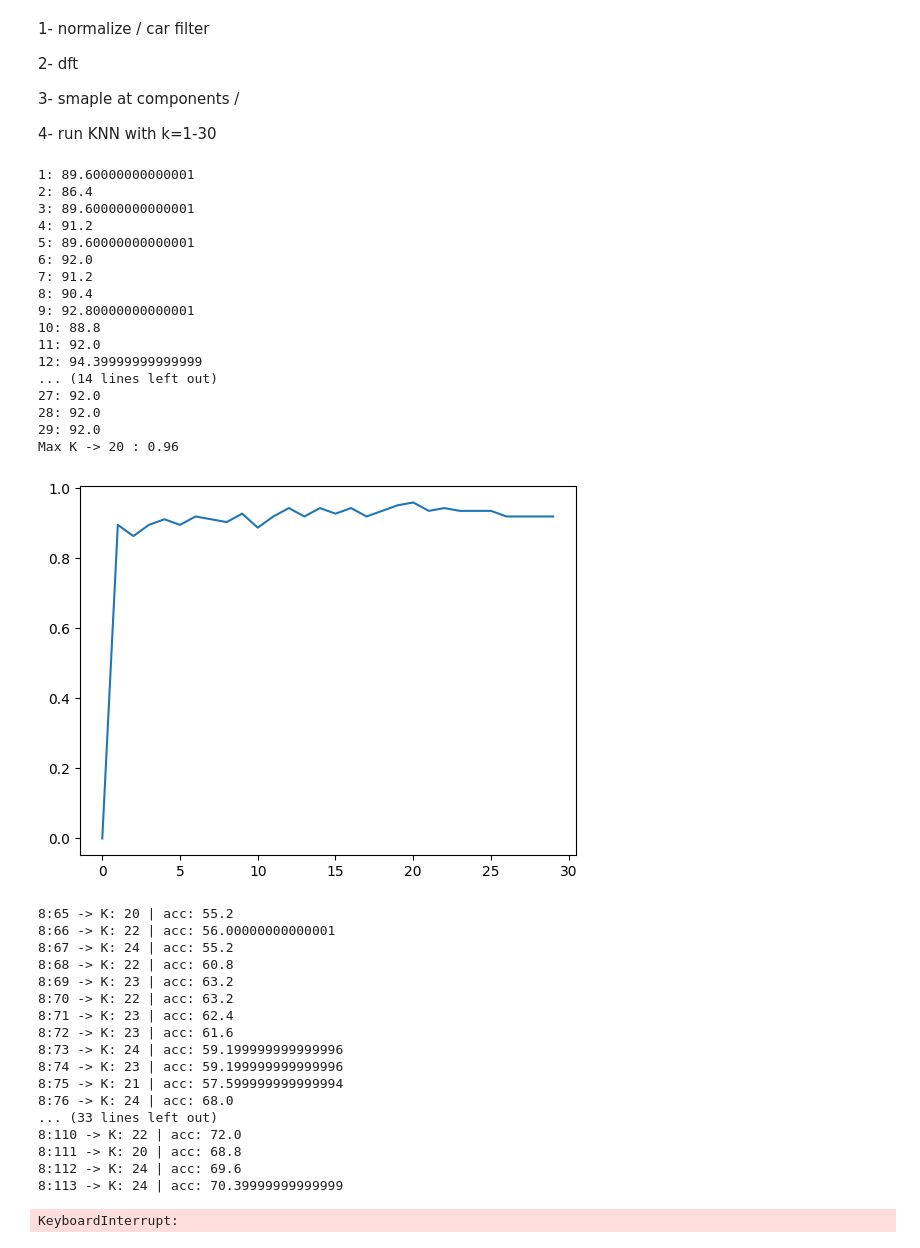
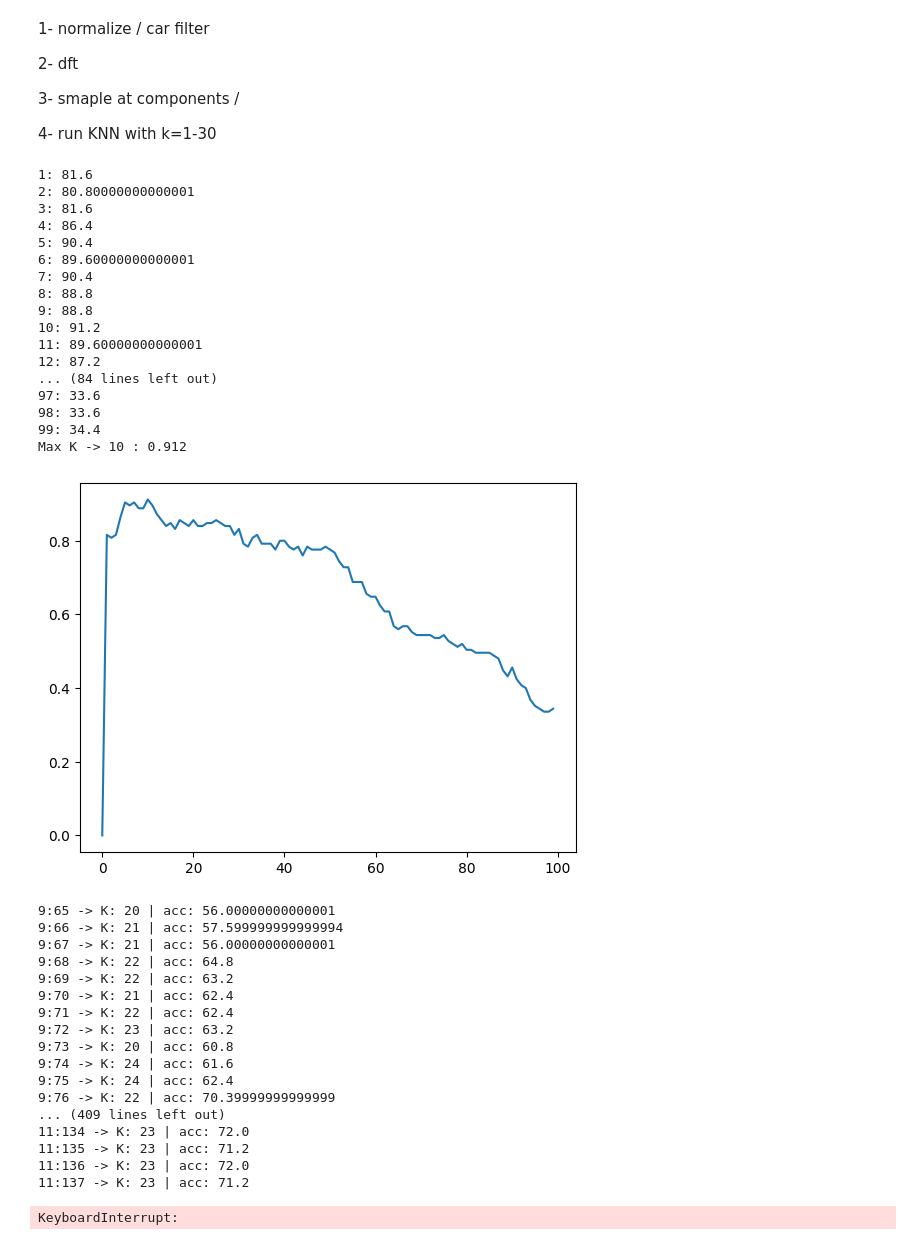
Before and after one commit to MostafaBelo/DSP_Project, a Jupyter notebook: project.ipynb, the cells around one changed output. Saved outputs shown, nothing was run; the diff lists cells and outputs as text; code cells hidden in the pictures.

```diff
--- a/project.ipynb
+++ b/project.ipynb
@@ -317,53 +317,53 @@ trials_components = apply_function_per_trial(trials_dft, lambda x: x[window[0]:
 components_window_size = 100
 
 electrode = 7
-acc_k = np.zeros(30)
-for k in range(1,30):
+acc_k = np.zeros(100)
+for k in range(1,100):
     res = np.ndarray(125)
     for i in range(125):
         neigh = KNeighborsClassifier(n_neighbors=k) # create classifier with k
 
         # drop ith trial
         trials_dropped = np.append(trials_components[:i], trials_components[i+1:], 0)
         y_dropped = np.append(aggregate_y[:i], aggregate_y[i+1:])
 
         neigh.fit(trials_dropped[:,electrode,:], y_dropped)
         res[i] = neigh.predict(trials_components[[i],electrode])[0]
 
         # neigh.fit((trials_dropped[:,6,:] + trials_dropped[:,7,:]) / 2, y_dropped)
         # res[i] = neigh.predict((trials_components[[i],6] + trials_components[[i],7]) / 2)[0]
 
         # neigh.fit(trials_dropped[:,6:8,:].reshape(124,components_window_size*2), y_dropped)
         # res[i] = neigh.predict(trials_components[[i],6:8].reshape(1,components_window_size*2))[0]
 
         # neigh.fit(trials_dropped[:,:,:].reshape(124,components_window_size*14), y_dropped)
         # res[i] = neigh.predict(trials_components[[i],:].reshape(1,components_window_size*14))[0]
 
     acc = acc_fn(aggregate_y, res)
     acc_k[k] = acc
     print(f"{k}: {acc*100}")
 
 print(f"Max K -> {acc_k.argmax()} : {acc_k.max()}")
 plt.plot(acc_k);
 # %% [output]
-1: 89.60000000000001
-2: 86.4
-3: 89.60000000000001
-4: 91.2
-5: 89.60000000000001
-6: 92.0
-7: 91.2
-8: 90.4
-9: 92.80000000000001
-10: 88.8
-11: 92.0
-12: 94.39999999999999
-... (14 lines left out)
-27: 92.0
-28: 92.0
-29: 92.0
-Max K -> 20 : 0.96
+1: 81.6
+2: 80.80000000000001
+3: 81.6
+4: 86.4
+5: 90.4
+6: 89.60000000000001
+7: 90.4
+8: 88.8
+9: 88.8
+10: 91.2
+11: 89.60000000000001
+12: 87.2
+... (84 lines left out)
+97: 33.6
+98: 33.6
+99: 34.4
+Max K -> 10 : 0.912
-[figure, old version]
+[figure, new version]
 # %%
 # try using components only instead of all data
 def find_max_k(trials_components, aggregate_y, electrode=7):
@@ -396,7 +396,7 @@ def find_max_k(trials_components, aggregate_y, electrode=7):
 
     return acc_k.argmax(), acc_k.max()
 # %%
-file_name = "res_o2_subject1.txt"
+file_name = "res_o2_subject1*.txt"
 with open(file_name, "x") as f:
     f.write("")
 
@@ -404,7 +404,7 @@ res = []
 
 max_window_start, min_window_end = 30, 65
 acc_k_window = np.zeros((320, 320, 2))
-for window_start in range(10, max_window_start):
+for window_start in range(9, max_window_start):
     for window_last in range(min_window_end, 320): # don't exceed 320
         window = (window_start, window_last)
         trials_components = apply_function_per_trial(trials_dft, lambda x: x[window[0]: window[1]], (125,14,window[1]-window[0]))
@@ -430,21 +430,21 @@ with open(file_name, "w") as f:
 best_start, best_end, _ = unravel_index(acc_k_window[:,:,1].argmax(), (320,320,1))
 print(f"Max Window/k -> Window Start: {best_start} | Window Last: {best_end} | K: {acc_k_window[best_start, best_end, 0]} | acc: {acc_k_window[best_start, best_end, 1]}")
 # %% [output]
-8:65 -> K: 20 | acc: 55.2
-8:66 -> K: 22 | acc: 56.00000000000001
-8:67 -> K: 24 | acc: 55.2
-8:68 -> K: 22 | acc: 60.8
-8:69 -> K: 23 | acc: 63.2
-8:70 -> K: 22 | acc: 63.2
-8:71 -> K: 23 | acc: 62.4
-8:72 -> K: 23 | acc: 61.6
-8:73 -> K: 24 | acc: 59.199999999999996
-8:74 -> K: 23 | acc: 59.199999999999996
-8:75 -> K: 21 | acc: 57.599999999999994
-8:76 -> K: 24 | acc: 68.0
-... (33 lines left out)
-8:110 -> K: 22 | acc: 72.0
-8:111 -> K: 20 | acc: 68.8
-8:112 -> K: 24 | acc: 69.6
-8:113 -> K: 24 | acc: 70.39999999999999
+9:65 -> K: 20 | acc: 56.00000000000001
+9:66 -> K: 21 | acc: 57.599999999999994
+9:67 -> K: 21 | acc: 56.00000000000001
+9:68 -> K: 22 | acc: 64.8
+9:69 -> K: 22 | acc: 63.2
+9:70 -> K: 21 | acc: 62.4
+9:71 -> K: 22 | acc: 62.4
+9:72 -> K: 23 | acc: 63.2
+9:73 -> K: 20 | acc: 60.8
+9:74 -> K: 24 | acc: 61.6
+9:75 -> K: 24 | acc: 62.4
+9:76 -> K: 22 | acc: 70.39999999999999
+... (409 lines left out)
+11:134 -> K: 23 | acc: 72.0
+11:135 -> K: 23 | acc: 71.2
+11:136 -> K: 23 | acc: 72.0
+11:137 -> K: 23 | acc: 71.2
 KeyboardInterrupt:
```
Also changed, not shown: 9 other files.
